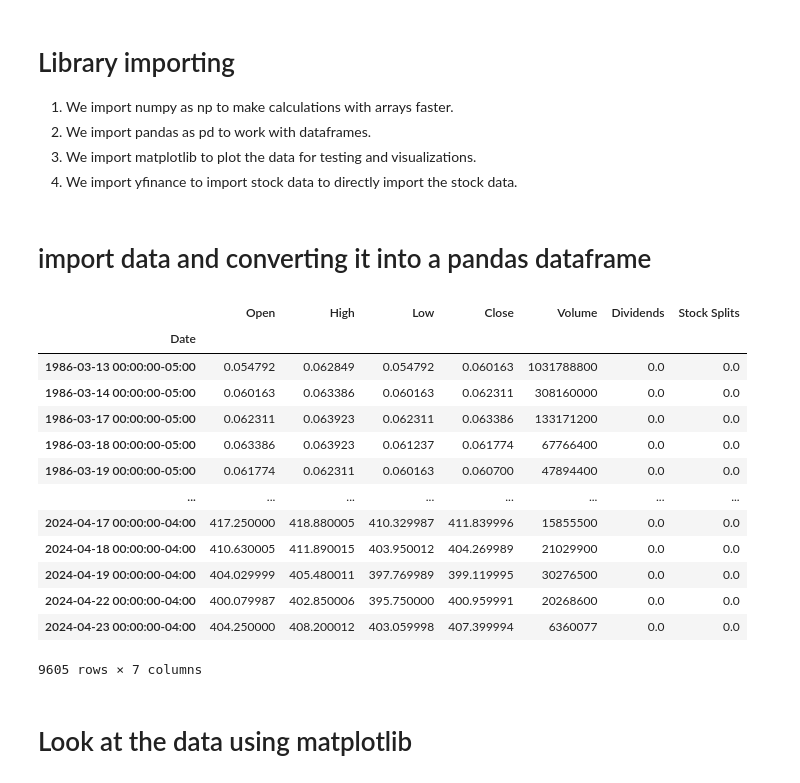
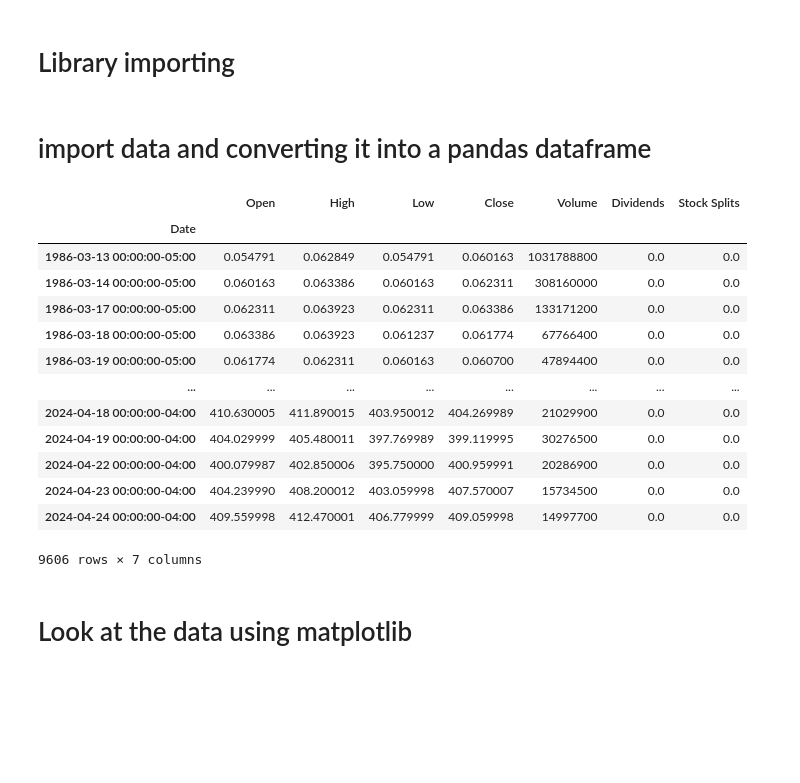
Before and after one commit to Sadman-Ishtiak/Stock-prediction, a Jupyter notebook: Microsoft_Stock_prediction_with_simple_LSTM_model.ipynb, the cells around one changed output. Cells and saved outputs as stored; diff of their text form; code cells hidden in the pictures; blank space fills up the shorter version.

```diff
--- a/Microsoft_Stock_prediction_with_simple_LSTM_model.ipynb
+++ b/Microsoft_Stock_prediction_with_simple_LSTM_model.ipynb
@@ -1,9 +1,5 @@
-# %% [markdown]
-# Library importing
-1.   We import numpy as np to make calculations with arrays faster.
-2.   We import pandas as pd to work with dataframes.
-3.   We import matplotlib to plot the data for testing and visualizations.
-4.   We import yfinance to import stock data to directly import the stock data.
+# %% [markdown]
+# Library importing
 # %%
 import pandas as pd
 import numpy as np
@@ -22,25 +18,25 @@ ticker = yf.Ticker("MSFT")
 stock_data = ticker.history(period="max")
 stock_data = pd.DataFrame(data=stock_data)
 # %%
-window = 100
+window = 10
 total_prediction_days = -365
 
 stock_data
 # %% [output]
 |  | Open | High | Low | Close | Volume | Dividends | Stock Splits |
 | Date |  |  |  |  |  |  |  |
-| 1986-03-13 00:00:00-05:00 | 0.054792 | 0.062849 | 0.054792 | 0.060163 | 1031788800 | 0.0 | 0.0 |
+| 1986-03-13 00:00:00-05:00 | 0.054791 | 0.062849 | 0.054791 | 0.060163 | 1031788800 | 0.0 | 0.0 |
 | 1986-03-14 00:00:00-05:00 | 0.060163 | 0.063386 | 0.060163 | 0.062311 | 308160000 | 0.0 | 0.0 |
 | 1986-03-17 00:00:00-05:00 | 0.062311 | 0.063923 | 0.062311 | 0.063386 | 133171200 | 0.0 | 0.0 |
 | 1986-03-18 00:00:00-05:00 | 0.063386 | 0.063923 | 0.061237 | 0.061774 | 67766400 | 0.0 | 0.0 |
 | 1986-03-19 00:00:00-05:00 | 0.061774 | 0.062311 | 0.060163 | 0.060700 | 47894400 | 0.0 | 0.0 |
 | ... | ... | ... | ... | ... | ... | ... | ... |
-| 2024-04-17 00:00:00-04:00 | 417.250000 | 418.880005 | 410.329987 | 411.839996 | 15855500 | 0.0 | 0.0 |
 | 2024-04-18 00:00:00-04:00 | 410.630005 | 411.890015 | 403.950012 | 404.269989 | 21029900 | 0.0 | 0.0 |
 | 2024-04-19 00:00:00-04:00 | 404.029999 | 405.480011 | 397.769989 | 399.119995 | 30276500 | 0.0 | 0.0 |
-| 2024-04-22 00:00:00-04:00 | 400.079987 | 402.850006 | 395.750000 | 400.959991 | 20268600 | 0.0 | 0.0 |
-| 2024-04-23 00:00:00-04:00 | 404.250000 | 408.200012 | 403.059998 | 407.399994 | 6360077 | 0.0 | 0.0 |
+| 2024-04-22 00:00:00-04:00 | 400.079987 | 402.850006 | 395.750000 | 400.959991 | 20286900 | 0.0 | 0.0 |
+| 2024-04-23 00:00:00-04:00 | 404.239990 | 408.200012 | 403.059998 | 407.570007 | 15734500 | 0.0 | 0.0 |
+| 2024-04-24 00:00:00-04:00 | 409.559998 | 412.470001 | 406.779999 | 409.059998 | 14997700 | 0.0 | 0.0 |
-9605 rows × 7 columns
+9606 rows × 7 columns
 # %% [markdown]
 # Look at the data using matplotlib
 # %%
```
Also changed, not shown: parts of 8 cells of this notebook.
